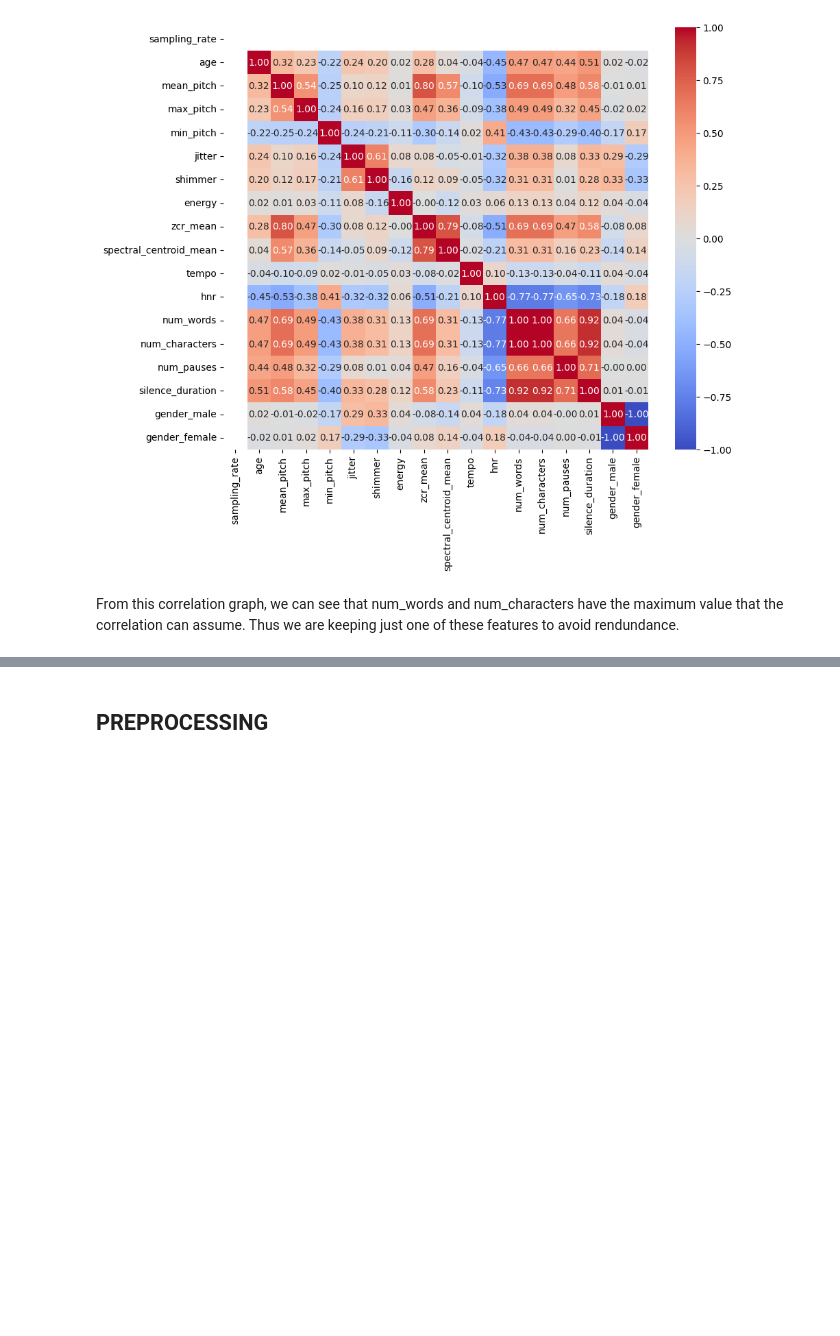
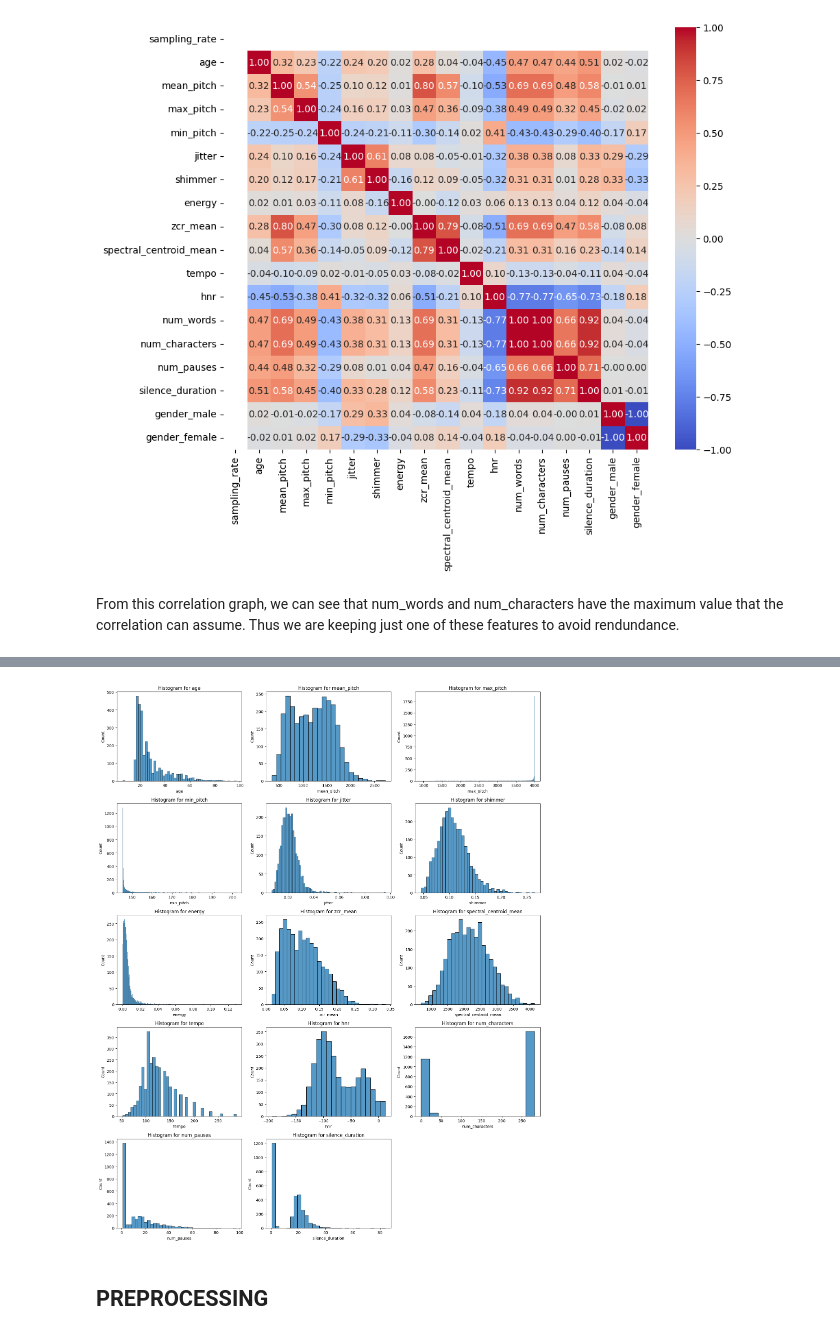
Before and after one commit to RBello02/Homework_Data_science, a Jupyter notebook: codice_da_consegnare.ipynb, the cells around one changed output, grey strips where cells are left out. Saved outputs shown, nothing was run; the diff lists cells and outputs as text; code cells hidden in the pictures; blank space fills up the shorter version.

```diff
--- a/codice_da_consegnare.ipynb
+++ b/codice_da_consegnare.ipynb
@@ -145,3 +131,26 @@ plt.show()
+# %%
+# Displaying 4 boxplots for row
+cols_per_row = 3
+rows = (len(numerical_columns) + cols_per_row - 1) // cols_per_row
+# Create a grid of boxplots using seaborn
+fig, axes = plt.subplots(rows, cols_per_row, figsize=(16, 4 * rows))
+axes = axes.flatten()
+
+for i, column in enumerate(numerical_columns):
+    if column == 'age':
+        sns.histplot(x=ydata_dev, ax=axes[i])
+    else:
+        sns.histplot(x=Xdata_dev[column], ax=axes[i])
+    axes[i].set_title(f'Histogram for {column}')
+    axes[i].set_xlabel(column)
+
+for i in range(len(numerical_columns), len(axes)):
+    axes[i].axis('off')
+
+plt.tight_layout()
+plt.show()
+# %% [output]
+[figure, added]
 # %% [markdown]
 ## **PREPROCESSING**
 # %%
```
Also changed, not shown: parts of 15 cells of this notebook, 6 other files.
